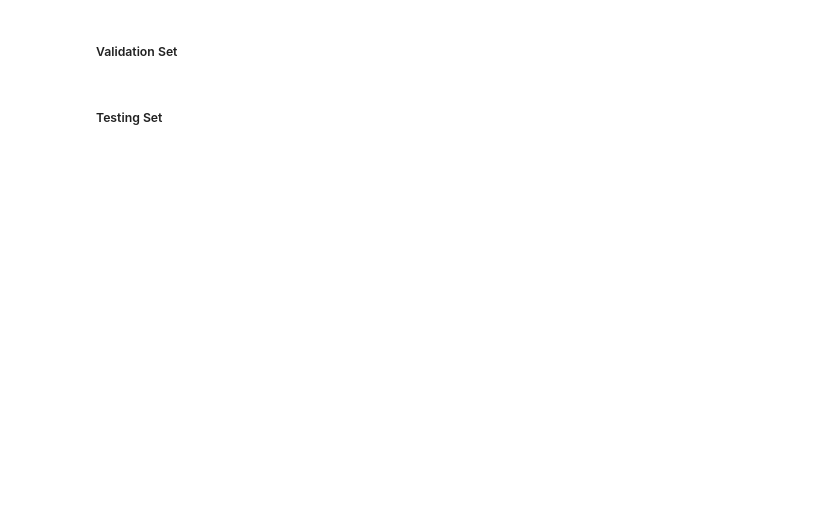
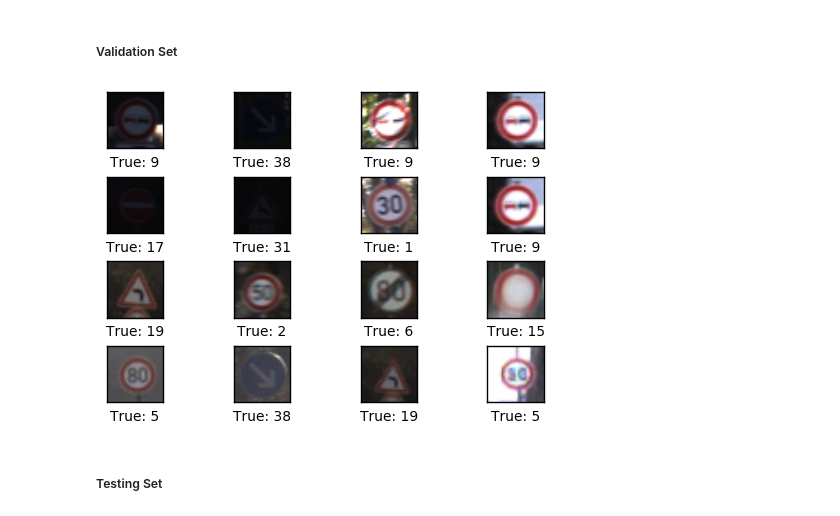
Before and after one commit to Olouge/traffic-sign-classification, a Jupyter notebook: single_layer_linear_neural_network.ipynb, the cells around one changed output. Cells and saved outputs as stored; diff of their text form; code cells hidden in the pictures; blank space fills up the shorter version.

```diff
--- a/single_layer_linear_neural_network.ipynb
+++ b/single_layer_linear_neural_network.ipynb
@@ -116,9 +80,17 @@ IndexError: index 31802 is out of bounds for axis 1 with size 0
 # %%
 from plot.image_plotter import ImagePlotter
 
-perm = np.arange(data.num_validation)
+perm = np.arange(german_traffic_sign_dataset.num_validation)
 np.random.shuffle(perm)
-ImagePlotter.plot_images(images=data.validate_orig[perm], labels=data.validate_labels[perm], rows=5, columns=5)
+rows = 4
+cols = 4
+sample_size = rows*cols
+ImagePlotter.plot_images(
+    images=german_traffic_sign_dataset.validate_orig[perm[:sample_size]],
+    labels=german_traffic_sign_dataset.validate_labels[perm[:sample_size]],
+    rows=rows, columns=cols)
+# %% [output]
+[figure, added]
 # %% [markdown]
 ##### Testing Set
 # %%
```
Also changed, not shown: parts of 22 cells of this notebook, 4 other files.
